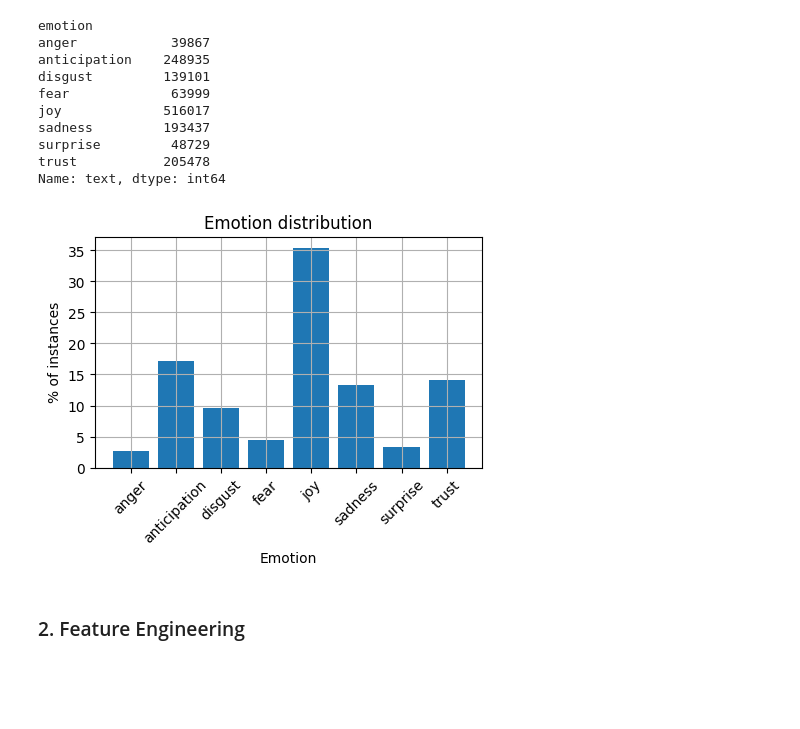
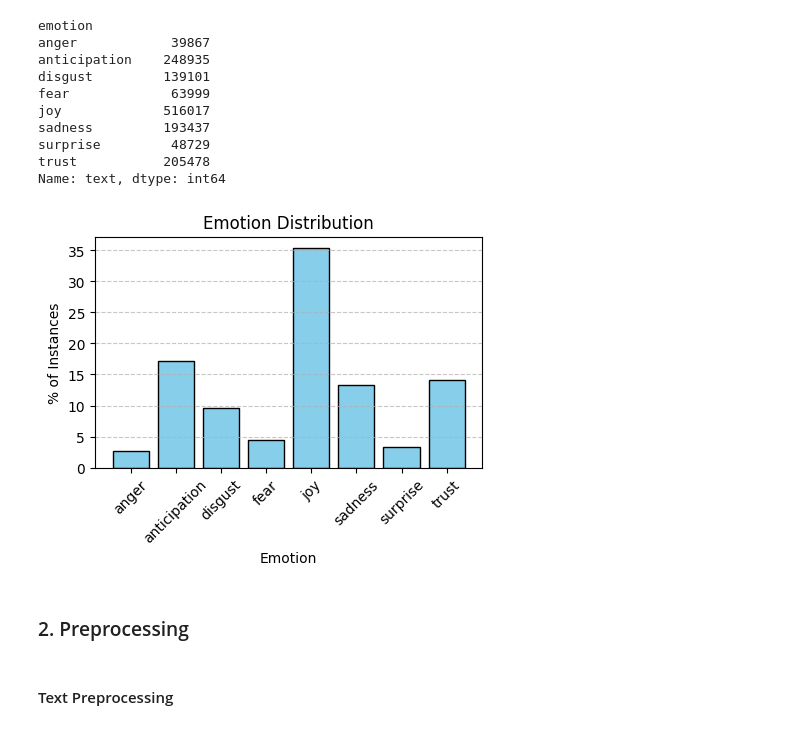
Before and after one commit to Keith-Saudjana/DM2024-Lab2-Homework, a Jupyter notebook: DM2024-Lab2-Homework.ipynb, the cells around one changed output. Drawn from its saved outputs; the diff is of its cells as text; code cells hidden in the pictures; blank space fills up the shorter version.

```diff
--- a/DM2024-Lab2-Homework.ipynb
+++ b/DM2024-Lab2-Homework.ipynb
@@ -193,6 +206,7 @@ train_df.to_pickle("pkl/train_df.pkl")
 test_df.to_pickle("pkl/test_df.pkl")
 # %%
-train_df = pd.read_pickle("pkl/train_df.pkl")
+# load dataframe
+train_val_df = pd.read_pickle("pkl/train_val_df.pkl")
 test_df = pd.read_pickle("pkl/test_df.pkl")
 # %% [markdown]
 #### 1.3 Exploratory data analysis (EDA)
@@ -210,27 +225,40 @@ surprise         48729
 trust           205478
 Name: text, dtype: int64
 # %%
+# visualize sentiment amounts
 %matplotlib inline
 import numpy as np
 import matplotlib.pyplot as plt
 
-labels = train_df['emotion'].unique()
-post_total = len(train_df)
-df1 = train_df.groupby(['emotion']).count()['text']
-df1 = df1.apply(lambda x: round(x*100/post_total,3))
+import numpy as np
+import matplotlib.pyplot as plt
 
-fig, ax = plt.subplots(figsize=(5,3))
-plt.bar(df1.index,df1.values)
+def visualize_sentiment_distribution(df, figsize=(5, 3)):
+    # Get unique emotions
+    labels = df['emotion'].unique()
+    post_total = len(df)
 
-plt.ylabel('% of instances')
-plt.xlabel('Emotion')
-plt.title('Emotion distribution')
-plt.grid(True)
+    # calculate percentage distribution
+    df1 = df.groupby(['emotion']).count()['text']
+    df1 = df1.apply(lambda x: round(x * 100 / post_total, 3))
 
-plt.xticks(rotation=45, fontsize=10)
+    # Plot
+    fig, ax = plt.subplots(figsize=figsize)
+    plt.bar(df1.index, df1.values, color='skyblue', edgecolor='black')
 
-plt.show()
+    plt.ylabel('% of Instances')
+    plt.xlabel('Emotion')
+    plt.title('Emotion Distribution')
+    plt.grid(axis='y', linestyle='--', alpha=0.7)
+    plt.xticks(rotation=45, fontsize=10)
+
+    # Show plot
+    plt.show()
-# %% [output]
-[figure, removed]
+# %%
+visualize_sentiment_distribution(train_val_df)
+# %% [output]
+[figure, added]
 # %% [markdown]
-### 2. Feature Engineering
+### 2. Preprocessing
+# %% [markdown]
+#### Text Preprocessing
```
Also changed, not shown: parts of 70 cells of this notebook, 1 other file.
